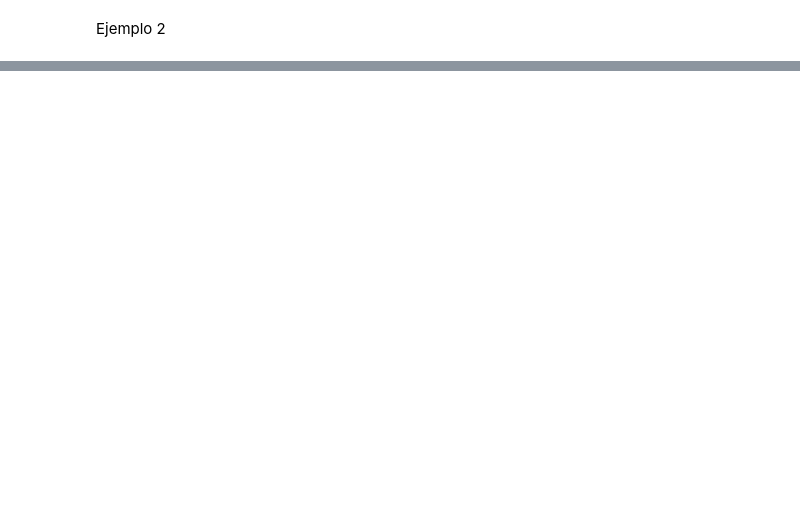
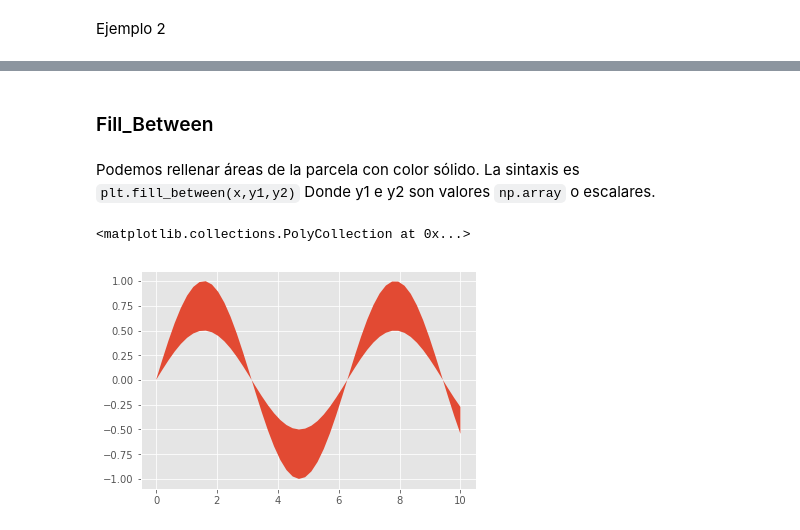
Before and after one commit to MQH15/Python, a Jupyter notebook: MATPLOTLIB.ipynb, the cells around one changed output, grey strips where cells are left out. Drawn from its saved outputs; the diff is of its cells as text; code cells hidden in the pictures; blank space fills up the shorter version.

```diff
--- a/MATPLOTLIB.ipynb
+++ b/MATPLOTLIB.ipynb
@@ -102,0 +129,11 @@ plt.legend()
+# %% [markdown]
+### Fill_Between
+# %% [markdown]
+Podemos rellenar áreas de la parcela con color sólido.
+La sintaxis es `plt.fill_between(x,y1,y2)`
+Donde y1 e y2 son valores `np.array` o escalares.
+# %%
+plt.fill_between(x,y,y/2)
+# %% [output]
+<matplotlib.collections.PolyCollection at 0x...>
+[figure, added]
```
Also changed, not shown: parts of 47 cells of this notebook.
